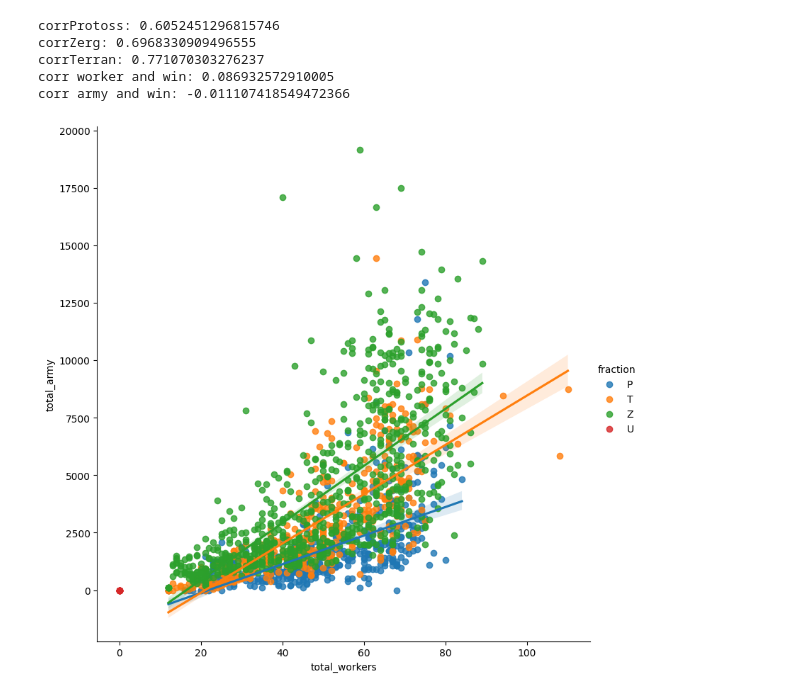
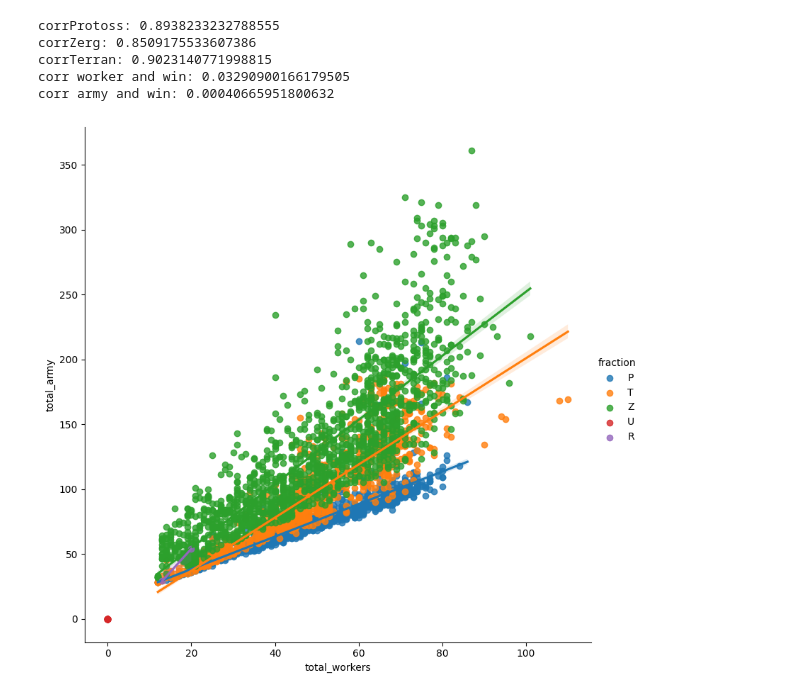
Before and after one commit to Monsieur-Bandana/gurobi_machine_learning, a Jupyter notebook: starcraft.ipynb, the cells around one changed output. Saved outputs shown, nothing was run; the diff lists cells and outputs as text; code cells hidden in the pictures.

```diff
--- a/starcraft.ipynb
+++ b/starcraft.ipynb
@@ -11,40 +11,46 @@ import seaborn as sns
 import numpy as np
 
 
-df = pd.read_csv('csv_dateien/sc2allShort.csv')
+df1 = pd.read_csv('csv_dateien/starcraftFinalcsvs/1stRun.csv')
+df2 = pd.read_csv('csv_dateien/starcraftFinalcsvs/2ndRun.csv')
+df3 = pd.read_csv('csv_dateien/starcraftFinalcsvs/3rdRun.csv')
+df4 = pd.read_csv('csv_dateien/starcraftFinalcsvs/4thRun.csv')
+
+df = pd.concat([df1, df2, df3, df4])
 
 heighti = 8
 
 g3= sns.lmplot(x="total_workers", y="total_army", hue="fraction", data=df[["total_workers", "total_army", "fraction"]],
           height=heighti)
 
 
 dfProtoss = df[df["fraction"] == "P"]
 dfZerg = df[df["fraction"] == "Z"]
 dfTerran = df[df["fraction"] == "T"]
 
 corrProtoss = dfProtoss["total_workers"].corr(dfProtoss["total_army"])
 corrZerg = dfZerg["total_workers"].corr(dfZerg["total_army"])
 corrTerran = dfTerran["total_workers"].corr(dfTerran["total_army"])
 
 print("corrProtoss: {}\ncorrZerg: {}\ncorrTerran: {}".format(corrProtoss,corrZerg,corrTerran))
 
 g3= sns.lmplot(x="total_workers", y="total_army", hue="winner", data=dfTerran[["total_workers", "total_army", "winner"]],
           height=heighti)
 
 # Korrelation worker und sieg
 
 corrWorker = dfTerran["total_workers"].corr(dfTerran["winner"])
 
 # Korrelation army und sieg
+# keine Korrelation, da nur die army zum ersten zeitpunkt zählt
 
 corrArmy = dfTerran["total_army"].corr(dfTerran["winner"])
 
 print("corr worker and win: {}\ncorr army and win: {}".format(corrWorker,corrArmy))
 # %% [output]
-corrProtoss: 0.6052451296815746
-corrZerg: 0.6968330909496555
-corrTerran: 0.771070303276237
-corr worker and win: 0.086932572910005
-corr army and win: -0.011107418549472366
+corrProtoss: 0.8938233232788555
+corrZerg: 0.8509175533607386
+corrTerran: 0.9023140771998815
+corr worker and win: 0.03290900166179505
+corr army and win: 0.00040665951800632
-[figure, old version]
+[figure, new version]
```
Also changed, not shown: parts of 5 cells of this notebook, 11 other files.
